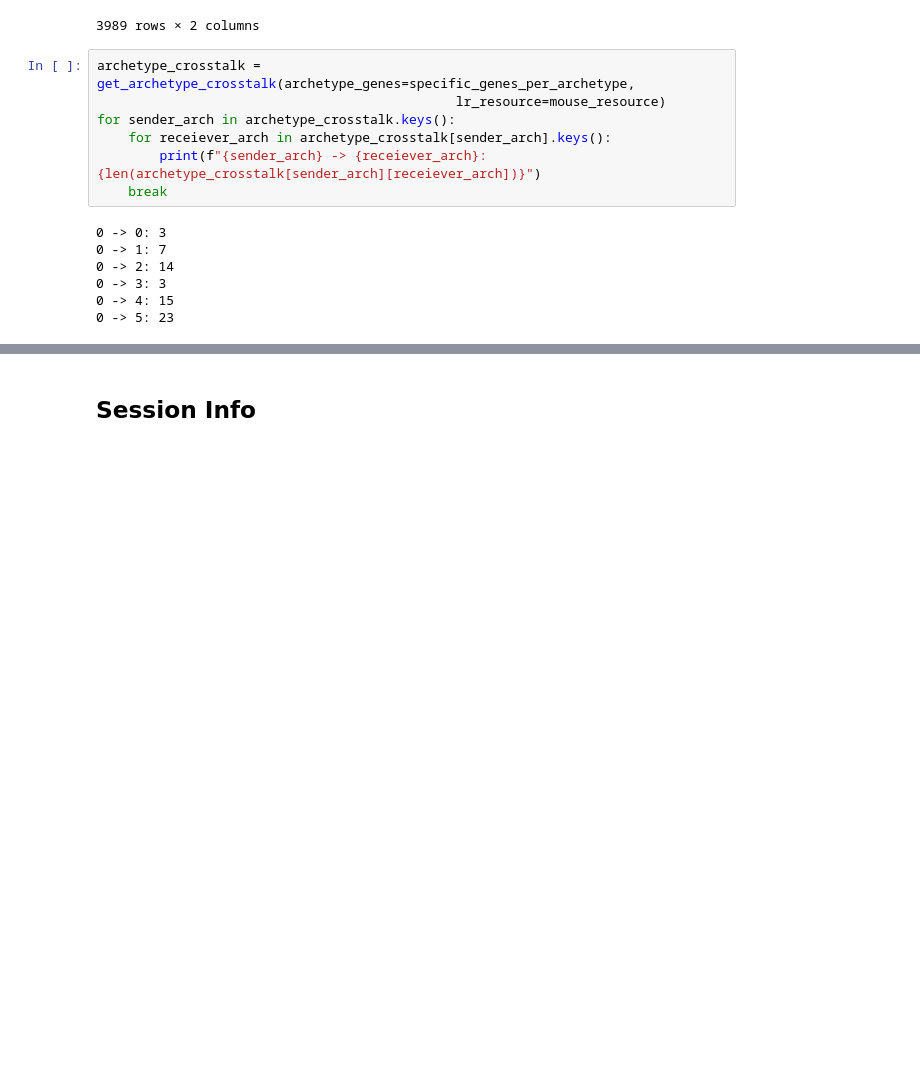
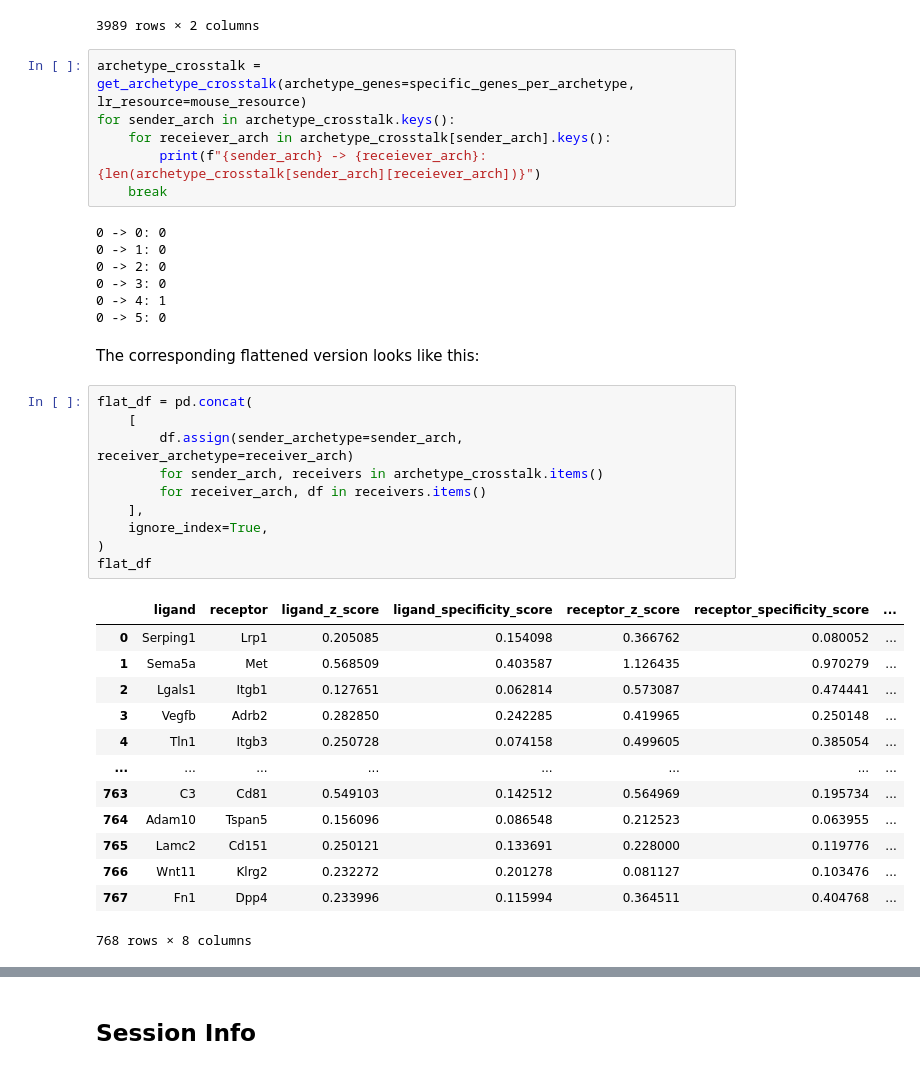
Before and after one commit to saezlab/ParTIpy, a Jupyter notebook: docs/notebooks/crosstalk.ipynb, the cells around one changed output, grey strips where cells are left out. Cells and saved outputs as stored; diff of their text form; blank space fills up the shorter version.

```diff
--- a/docs/notebooks/crosstalk.ipynb
+++ b/docs/notebooks/crosstalk.ipynb
@@ -122,19 +126,44 @@ mouse_resource
 | 35359 | Serpina1e | Lrp1 |
 3989 rows × 2 columns
 # %%
-archetype_crosstalk = get_archetype_crosstalk(archetype_genes=specific_genes_per_archetype,
-                                              lr_resource=mouse_resource)
+archetype_crosstalk = get_archetype_crosstalk(archetype_genes=specific_genes_per_archetype, lr_resource=mouse_resource)
 for sender_arch in archetype_crosstalk.keys():
     for receiever_arch in archetype_crosstalk[sender_arch].keys():
         print(f"{sender_arch} -> {receiever_arch}: {len(archetype_crosstalk[sender_arch][receiever_arch])}")
     break
 # %% [output]
-0 -> 0: 3
-0 -> 1: 7
-0 -> 2: 14
-0 -> 3: 3
-0 -> 4: 15
-0 -> 5: 23
+0 -> 0: 0
+0 -> 1: 0
+0 -> 2: 0
+0 -> 3: 0
+0 -> 4: 1
+0 -> 5: 0
+# %% [markdown]
+The corresponding flattened version looks like this:
+# %%
+flat_df = pd.concat(
+    [
+        df.assign(sender_archetype=sender_arch, receiver_archetype=receiver_arch)
+        for sender_arch, receivers in archetype_crosstalk.items()
+        for receiver_arch, df in receivers.items()
+    ],
+    ignore_index=True,
+)
+flat_df
+# %% [output]
+|  | ligand | receptor | ligand_z_score | ligand_specificity_score | receptor_z_score | receptor_specificity_score | ... |
+| 0 | Serping1 | Lrp1 | 0.205085 | 0.154098 | 0.366762 | 0.080052 | ... |
+| 1 | Sema5a | Met | 0.568509 | 0.403587 | 1.126435 | 0.970279 | ... |
+| 2 | Lgals1 | Itgb1 | 0.127651 | 0.062814 | 0.573087 | 0.474441 | ... |
+| 3 | Vegfb | Adrb2 | 0.282850 | 0.242285 | 0.419965 | 0.250148 | ... |
+| 4 | Tln1 | Itgb3 | 0.250728 | 0.074158 | 0.499605 | 0.385054 | ... |
+| ... | ... | ... | ... | ... | ... | ... | ... |
+| 763 | C3 | Cd81 | 0.549103 | 0.142512 | 0.564969 | 0.195734 | ... |
+| 764 | Adam10 | Tspan5 | 0.156096 | 0.086548 | 0.212523 | 0.063955 | ... |
+| 765 | Lamc2 | Cd151 | 0.250121 | 0.133691 | 0.228000 | 0.119776 | ... |
+| 766 | Wnt11 | Klrg2 | 0.232272 | 0.201278 | 0.081127 | 0.103476 | ... |
+| 767 | Fn1 | Dpp4 | 0.233996 | 0.115994 | 0.364511 | 0.404768 | ... |
+768 rows × 8 columns
 # %%
 plot_weighted_network(
     specific_genes_per_archetype=specific_genes_per_archetype,
```
Also changed, not shown: parts of 9 cells of this notebook, 5 other files.
